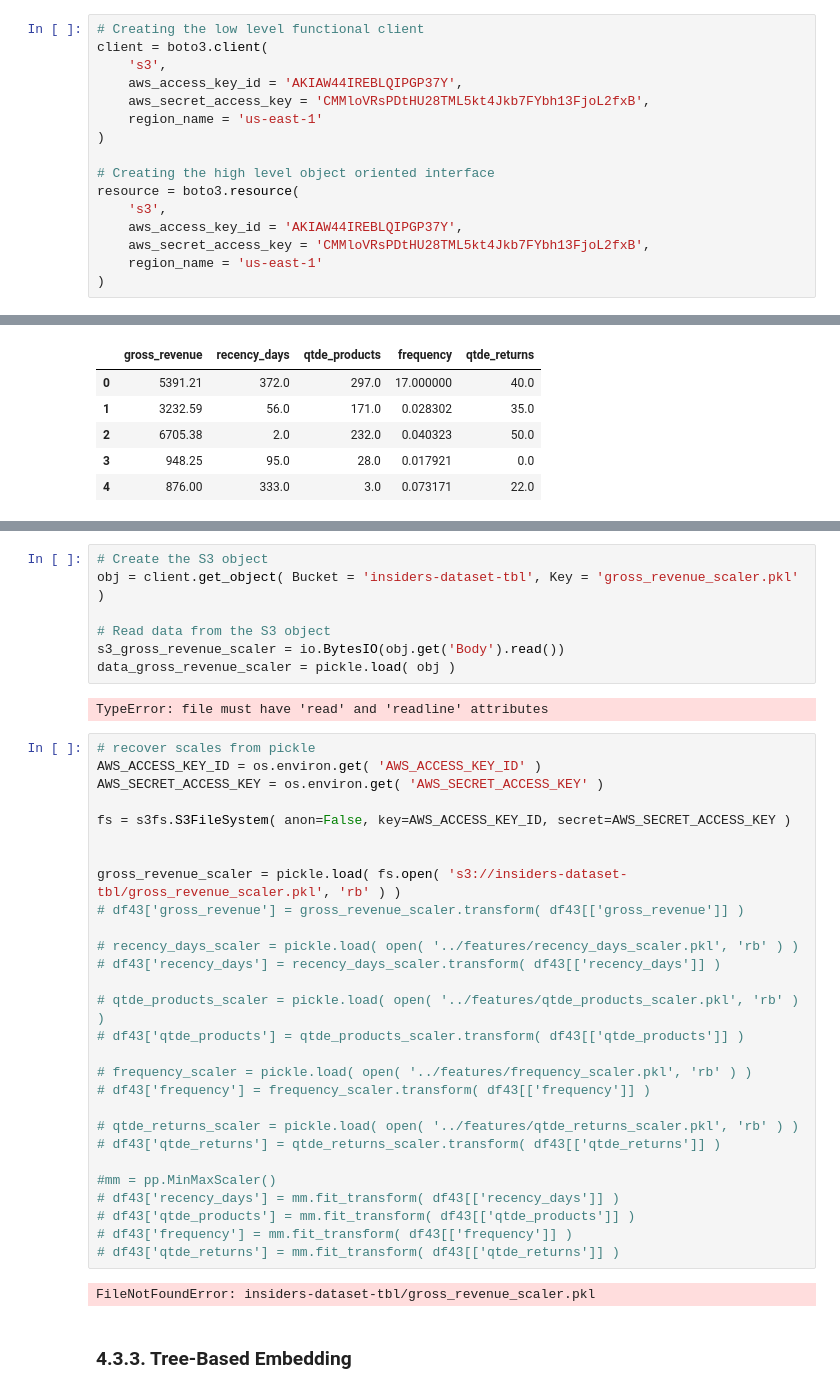
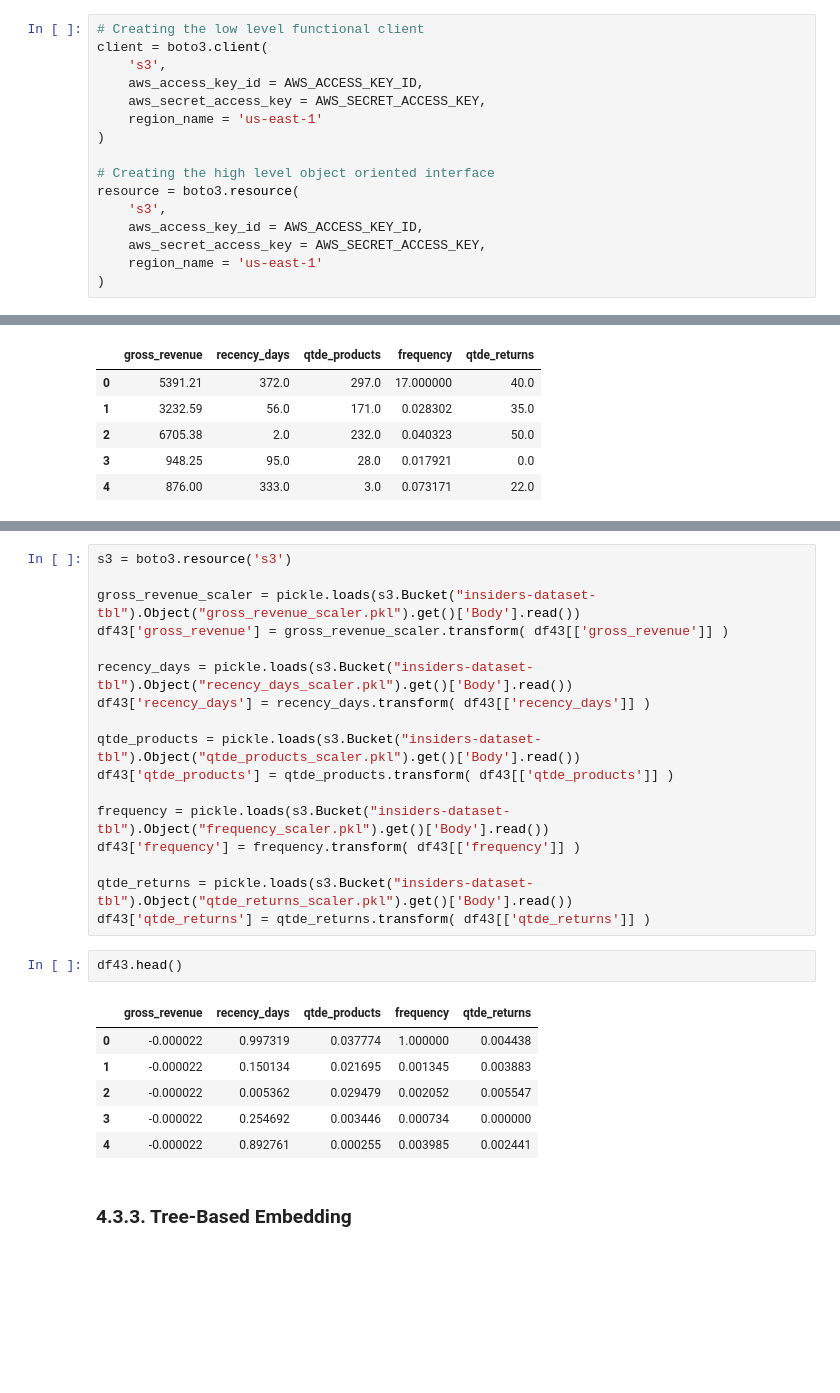
Before and after one commit to ThiagoBorgesLima/insiders_clustering, a Jupyter notebook: src/models/c10-tbl-deploy.ipynb, the cells around one changed output, grey strips where cells are left out. Drawn from its saved outputs; the diff is of its cells as text; blank space fills up the shorter version.

```diff
--- a/src/models/c10-tbl-deploy.ipynb
+++ b/src/models/c10-tbl-deploy.ipynb
@@ -49,16 +37,16 @@ AWS_S3_BUCKET = "insiders-dataset-tbl"
 # Creating the low level functional client
 client = boto3.client(
     's3',
-    aws_access_key_id = 'AKIAW44IREBLQIPGP37Y',
-    aws_secret_access_key = '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',
+    aws_access_key_id = AWS_ACCESS_KEY_ID,
+    aws_secret_access_key = AWS_SECRET_ACCESS_KEY,
     region_name = 'us-east-1'
 )
 
 # Creating the high level object oriented interface
 resource = boto3.resource(
     's3',
-    aws_access_key_id = 'AKIAW44IREBLQIPGP37Y',
-    aws_secret_access_key = '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',
+    aws_access_key_id = AWS_ACCESS_KEY_ID,
+    aws_secret_access_key = AWS_SECRET_ACCESS_KEY,
     region_name = 'us-east-1'
 )
 # %%
@@ -488,42 +447,29 @@ UnicodeDecodeError: 'utf-8' codec can't decode byte 0x80 in position 0: invalid
-# %%
-# Create the S3 object
-obj = client.get_object( Bucket = 'insiders-dataset-tbl', Key = 'gross_revenue_scaler.pkl' )
-
-# Read data from the S3 object
-s3_gross_revenue_scaler = io.BytesIO(obj.get('Body').read())
-data_gross_revenue_scaler = pickle.load( obj )
-# %% [output]
-TypeError: file must have 'read' and 'readline' attributes
-# %%
-# recover scales from pickle
-AWS_ACCESS_KEY_ID = os.environ.get( 'AWS_ACCESS_KEY_ID' )
-AWS_SECRET_ACCESS_KEY = os.environ.get( 'AWS_SECRET_ACCESS_KEY' )
-
-fs = s3fs.S3FileSystem( anon=False, key=AWS_ACCESS_KEY_ID, secret=AWS_SECRET_ACCESS_KEY )
-
-
-gross_revenue_scaler = pickle.load( fs.open( 's3://insiders-dataset-tbl/gross_revenue_scaler.pkl', 'rb' ) )
-# df43['gross_revenue'] = gross_revenue_scaler.transform( df43[['gross_revenue']] )
-
-# recency_days_scaler = pickle.load( open( '../features/recency_days_scaler.pkl', 'rb' ) )
-# df43['recency_days'] = recency_days_scaler.transform( df43[['recency_days']] )
-
-# qtde_products_scaler = pickle.load( open( '../features/qtde_products_scaler.pkl', 'rb' ) )
-# df43['qtde_products'] = qtde_products_scaler.transform( df43[['qtde_products']] )
-
-# frequency_scaler = pickle.load( open( '../features/frequency_scaler.pkl', 'rb' ) )
-# df43['frequency'] = frequency_scaler.transform( df43[['frequency']] )
-
-# qtde_returns_scaler = pickle.load( open( '../features/qtde_returns_scaler.pkl', 'rb' ) )
-# df43['qtde_returns'] = qtde_returns_scaler.transform( df43[['qtde_returns']] )
-
-#mm = pp.MinMaxScaler()
-# df43['recency_days'] = mm.fit_transform( df43[['recency_days']] )
-# df43['qtde_products'] = mm.fit_transform( df43[['qtde_products']] )
-# df43['frequency'] = mm.fit_transform( df43[['frequency']] )
-# df43['qtde_returns'] = mm.fit_transform( df43[['qtde_returns']] )
-# %% [output]
-FileNotFoundError: insiders-dataset-tbl/gross_revenue_scaler.pkl
+# %%
+s3 = boto3.resource('s3')
+
+gross_revenue_scaler = pickle.loads(s3.Bucket("insiders-dataset-tbl").Object("gross_revenue_scaler.pkl").get()['Body'].read())
+df43['gross_revenue'] = gross_revenue_scaler.transform( df43[['gross_revenue']] )
+
+recency_days = pickle.loads(s3.Bucket("insiders-dataset-tbl").Object("recency_days_scaler.pkl").get()['Body'].read())
+df43['recency_days'] = recency_days.transform( df43[['recency_days']] )
+
+qtde_products = pickle.loads(s3.Bucket("insiders-dataset-tbl").Object("qtde_products_scaler.pkl").get()['Body'].read())
+df43['qtde_products'] = qtde_products.transform( df43[['qtde_products']] )
+
+frequency = pickle.loads(s3.Bucket("insiders-dataset-tbl").Object("frequency_scaler.pkl").get()['Body'].read())
+df43['frequency'] = frequency.transform( df43[['frequency']] )
+
+qtde_returns = pickle.loads(s3.Bucket("insiders-dataset-tbl").Object("qtde_returns_scaler.pkl").get()['Body'].read())
+df43['qtde_returns'] = qtde_returns.transform( df43[['qtde_returns']] )
+# %%
+df43.head()
+# %% [output]
+|  | gross_revenue | recency_days | qtde_products | frequency | qtde_returns |
+| 0 | -0.000022 | 0.997319 | 0.037774 | 1.000000 | 0.004438 |
+| 1 | -0.000022 | 0.150134 | 0.021695 | 0.001345 | 0.003883 |
+| 2 | -0.000022 | 0.005362 | 0.029479 | 0.002052 | 0.005547 |
+| 3 | -0.000022 | 0.254692 | 0.003446 | 0.000734 | 0.000000 |
+| 4 | -0.000022 | 0.892761 | 0.000255 | 0.003985 | 0.002441 |
 # %% [markdown]
 ### 4.3.3. Tree-Based Embedding
 # %%
```
Also changed, not shown: parts of 9 cells of this notebook, 7 other files.
